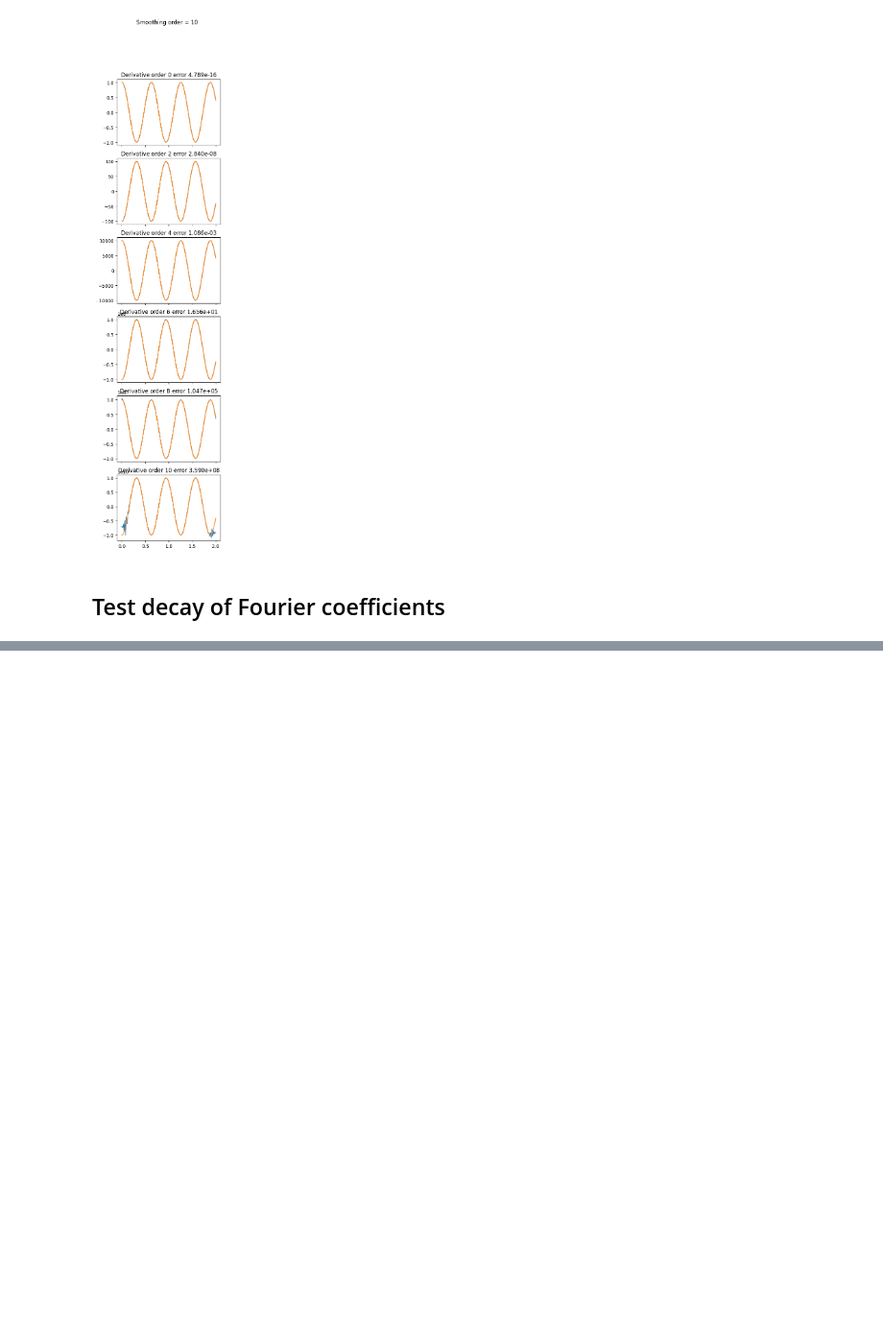
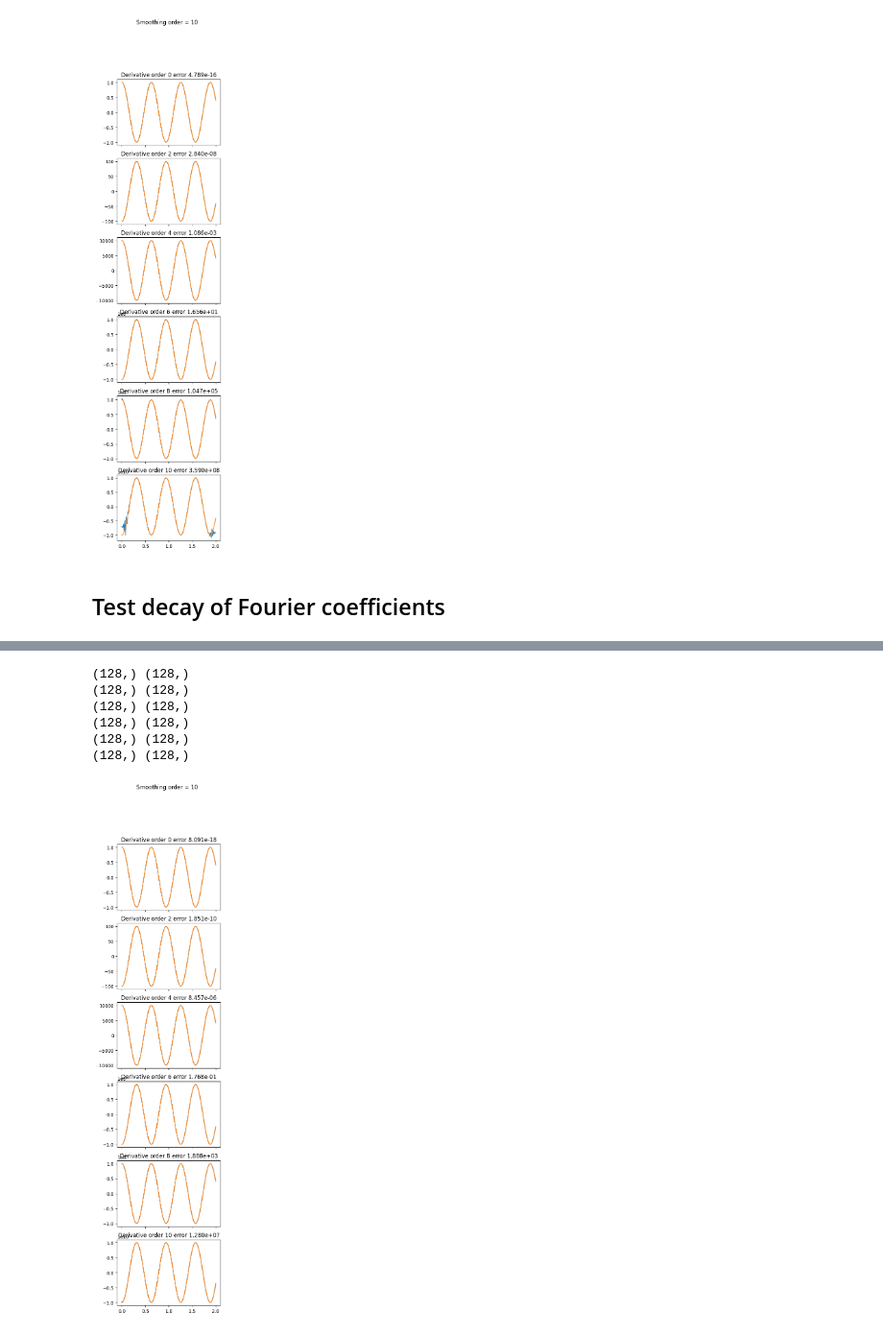
Before and after one commit to KunkelAlexander/fdm-hybrid-scheme, a Jupyter notebook: demonstration/CosineShiftSine.ipynb, the cells around one changed output, grey strips where cells are left out. Shown at 96% size. Drawn from its saved outputs; the diff is of its cells as text; code cells hidden in the pictures; blank space fills up the shorter version.

```diff
--- a/demonstration/CosineShiftSine.ipynb
+++ b/demonstration/CosineShiftSine.ipynb
@@ -337,0 +342,41 @@ for f, n in zip(fs, ns):
+# %%
+x = np.linspace(0, 2, 128)
+dx = x[1] - x[0]
+def func(x, derivative_order=0):
+    return np.real((1j*10)**derivative_order*np.exp(1j*10*x))
+
+f = func(x)
+
+N = 10
+N_derivative = 6
+
+B, poly = sd.getShiftFunction(x, f, mode=sd.M_COSINE, derivative_mode=sd.ONE_SIDED, lb=0, rb=0, chop=False, N=order)
+hom  = f - B[0]
+fig, ax = plt.subplots(N_derivative, 1, sharex=True, figsize=(4,N_derivative*3))
+fig.suptitle(f"Smoothing order = {N}")
+for i in range(N_derivative):
+    frec = np.copy(hom[1:-1])
+    for j in range(i):
+        frec, k= sd.laplacianDtt1D(frec, dx, sd.DD)
+    frec = sd.restoreBC(frec, sd.DD)
+
+    reco = poly(x, i*2)
+    print(frec.shape, reco.shape)
+    sumo = frec + reco
+
+    fref = func(x, i*2)
+    ax[i].set_title(f"Derivative order {i*2} error {np.mean(np.abs(sumo-fref)):3.3e}")
+    ax[i].plot(x, sumo, label="sum")
+    ax[i].plot(x, fref, label="ref")
+
+plt.savefig(f"cosine_order_{N}.png")
+plt.show()
+plt.close()
+# %% [output]
+(128,) (128,)
+(128,) (128,)
+(128,) (128,)
+(128,) (128,)
+(128,) (128,)
+(128,) (128,)
+[figure, added]
```
Also changed, not shown: parts of 5 cells of this notebook, 6 other files.
